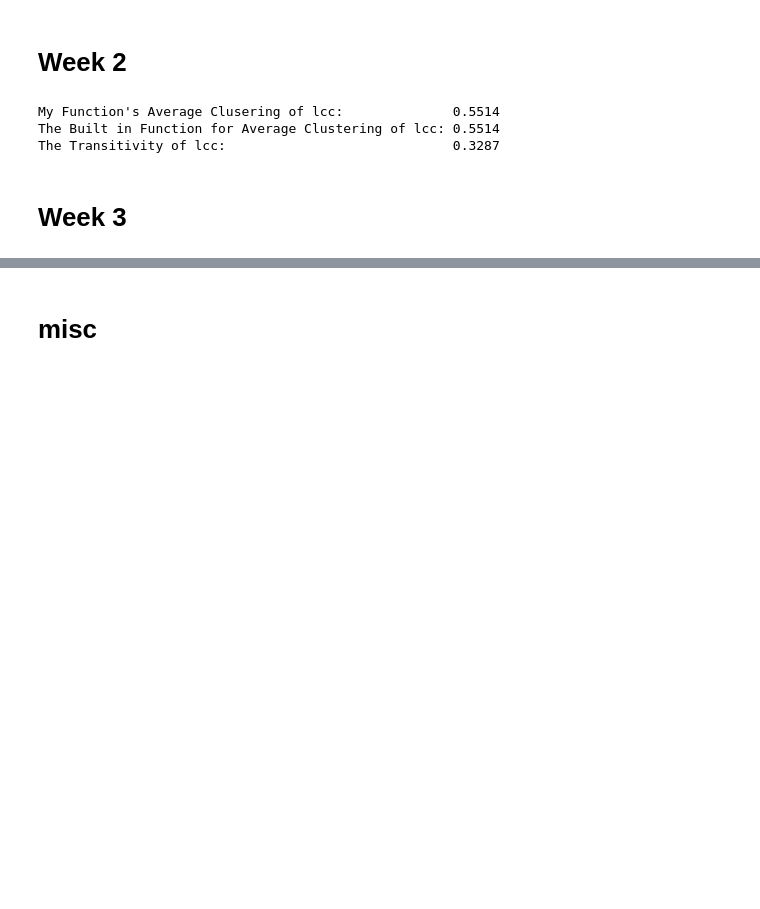
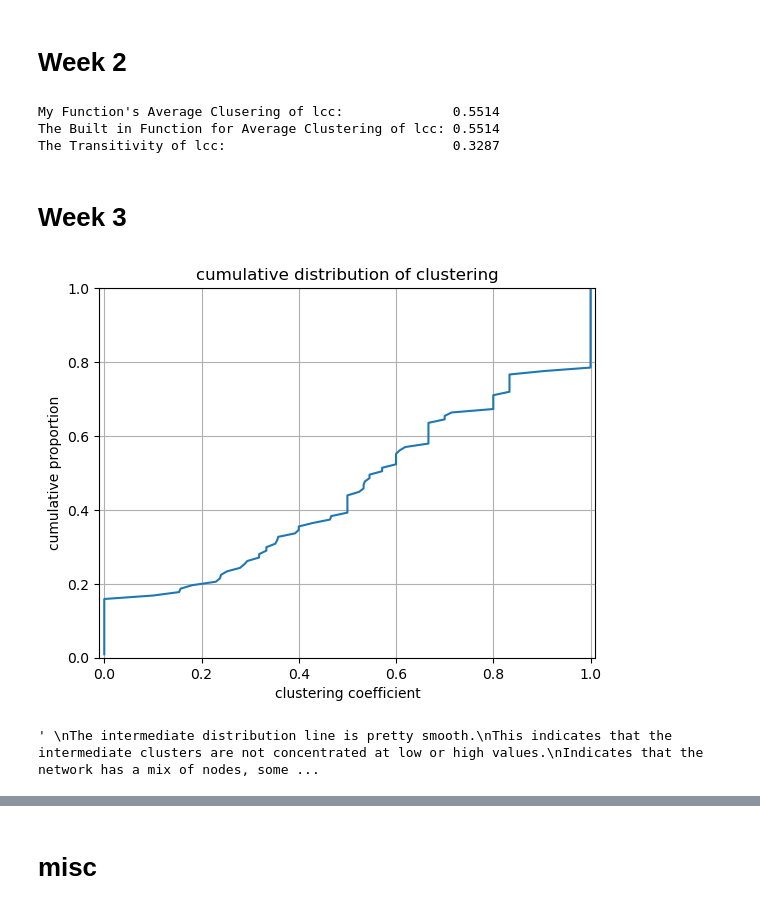
Before and after one commit to GiacomoMazz/Social_Network_Analysis_GOT, a Jupyter notebook: main.ipynb, the cells around one changed output, grey strips where cells are left out. Cells and saved outputs as stored; diff of their text form; code cells hidden in the pictures; blank space fills up the shorter version.

```diff
--- a/main.ipynb
+++ b/main.ipynb
@@ -169,3 +169,44 @@ The Built in Function for Average Clustering of lcc: 0.5514
 The Transitivity of lcc:                             0.3287
 # %% [markdown]
 # Week 3
+# %%
+# helper functions
+
+# computing cumulative distribution this takes in a dataframe with clustering information for each node
+# pass in df first then the name of the column with the clustering information
+# it first returns vals being a sorted list of clustering coefficients  (x axis)
+# it then returns cdf which is the fraction of values that are <= each value in vals (y axis)
+
+def get_cumulative_distribution(clustering_df,column):
+
+    vals = clustering_df[column].sort_values().to_numpy()
+    cdf = np.arange(1, len(vals) + 1) / len(vals)
+
+    return vals, cdf
+# %%
+# Task 1 Cumulative Distribuiton of Clustering
+
+# create a df with all clustering
+clustering_df = get_clustering_at_every_node(G)
+
+cluster_x, cluster_y = get_cumulative_distribution(clustering_df, "clustering_coeff")
+
+plt.plot(cluster_x, cluster_y)
+plt.xlabel("clustering coefficient")
+plt.ylabel("cumulative proportion")
+plt.title("cumulative distribution of clustering")
+plt.xlim(-0.01, 1.01)
+plt.ylim(0, 1)
+plt.grid(True)
+plt.show()
+
+'''
+The intermediate distribution line is pretty smooth.
+This indicates that the intermediate clusters are not concentrated at low or high values.
+Indicates that the network has a mix of nodes, some in weakly clustered neighborhoods while others in strongly clustered local groups.
+Initial Jump at 0 means that a noticable share of nodes have clustering coefficient equal or close to 0.
+The large jump near 1 suggests that a large number of nodes have clustering coefficients close to 1, meaning their neighbors are highly connected.
+'''
+# %% [output]
+[figure, added]
+' \nThe intermediate distribution line is pretty smooth.\nThis indicates that the intermediate clusters are not concentrated at low or high values.\nIndicates that the network has a mix of nodes, some ...
```
Also changed, not shown: parts of 2 cells of this notebook.
